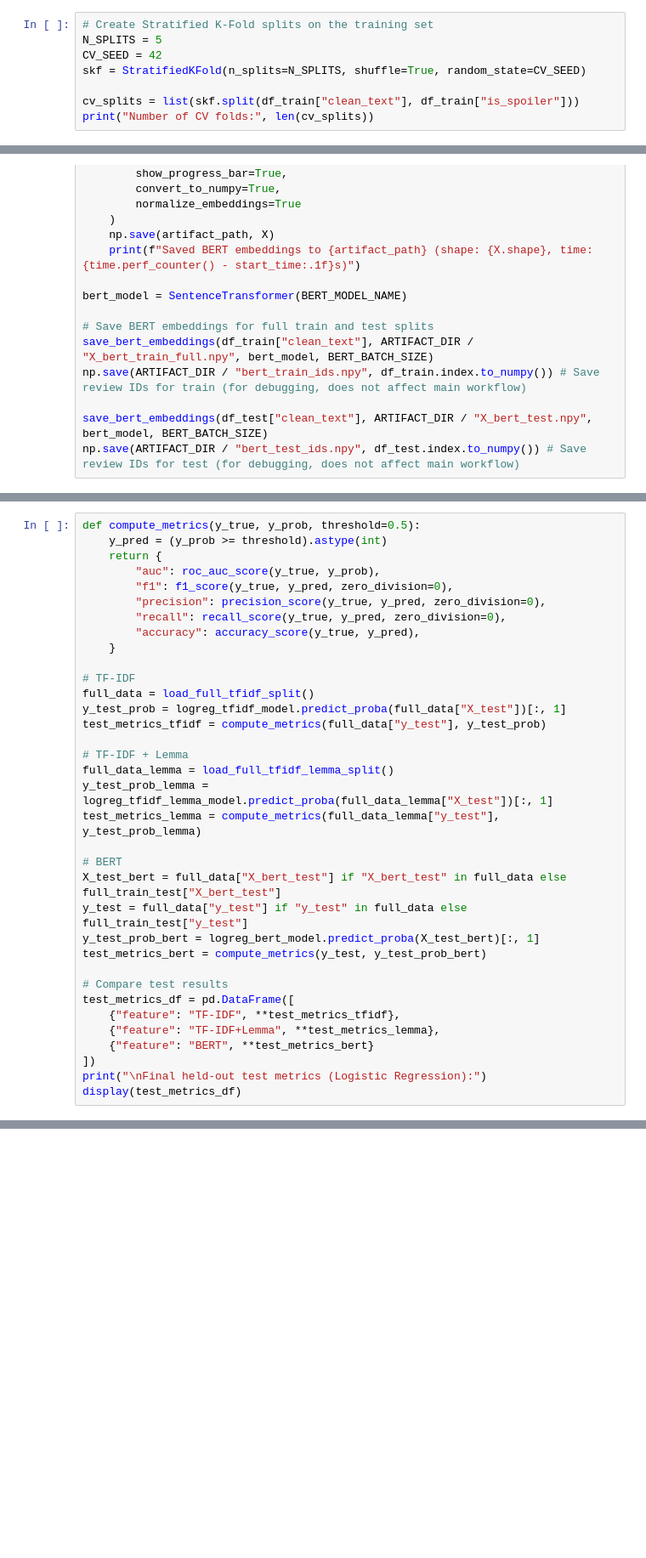
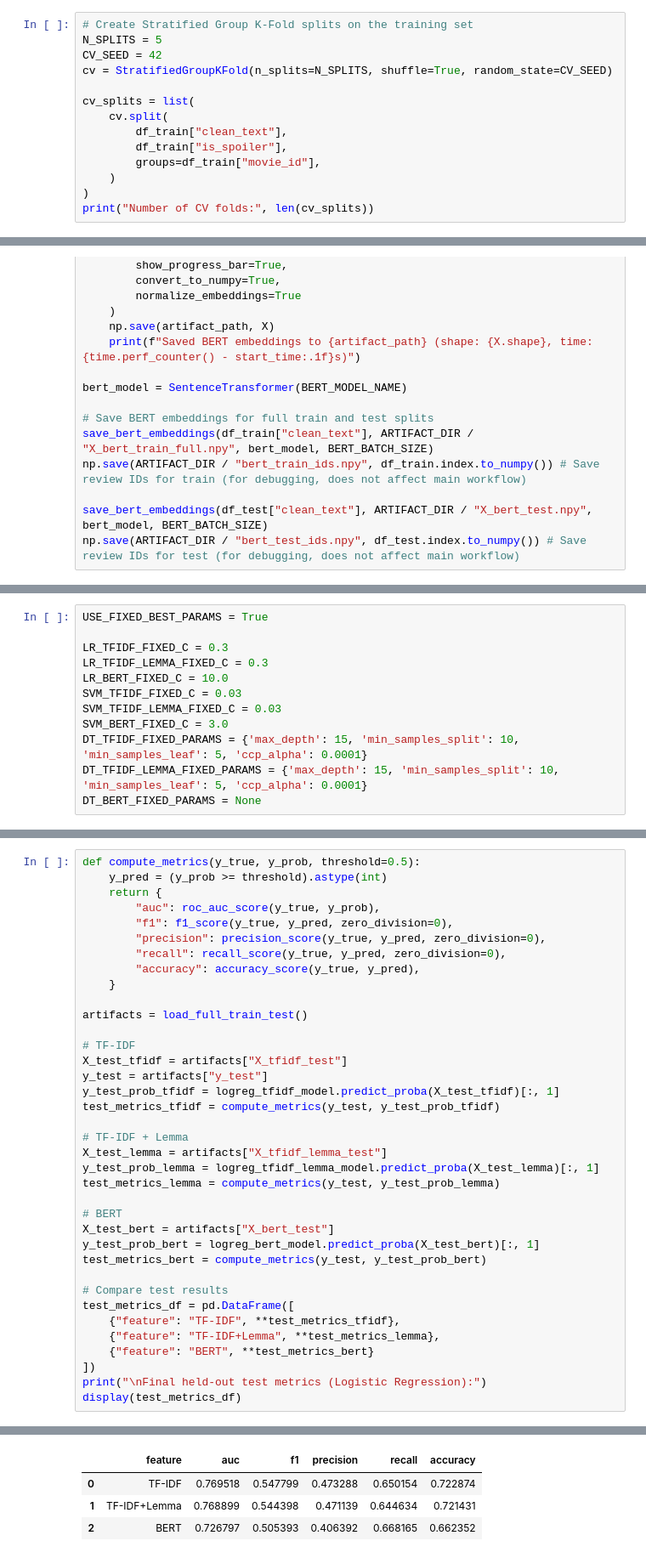
Before and after one commit to lzrcode-816/3244-Group-17-IMDB-Spoiler-Detection, a Jupyter notebook: Group17_Project.ipynb, the cells around one changed output, grey strips where cells are left out. Shown at 85% size. Saved outputs shown, nothing was run; the diff lists cells and outputs as text; blank space fills up the shorter version.

```diff
--- a/Group17_Project.ipynb
+++ b/Group17_Project.ipynb
@@ -313,12 +316,18 @@ df_train, df_test = group_data_split(
     random_state=42
 )
 # %%
-# Create Stratified K-Fold splits on the training set
+# Create Stratified Group K-Fold splits on the training set
 N_SPLITS = 5
 CV_SEED = 42
-skf = StratifiedKFold(n_splits=N_SPLITS, shuffle=True, random_state=CV_SEED)
+cv = StratifiedGroupKFold(n_splits=N_SPLITS, shuffle=True, random_state=CV_SEED)
 
-cv_splits = list(skf.split(df_train["clean_text"], df_train["is_spoiler"]))
+cv_splits = list(
+    cv.split(
+        df_train["clean_text"],
+        df_train["is_spoiler"],
+        groups=df_train["movie_id"],
+    )
+)
 print("Number of CV folds:", len(cv_splits))
 # %% [output]
 Number of CV folds: 5
@@ -677 +727,13 @@ If using k-fold:
+# %%
+USE_FIXED_BEST_PARAMS = True
+
+LR_TFIDF_FIXED_C = 0.3
+LR_TFIDF_LEMMA_FIXED_C = 0.3
+LR_BERT_FIXED_C = 10.0
+SVM_TFIDF_FIXED_C = 0.03
+SVM_TFIDF_LEMMA_FIXED_C = 0.03
+SVM_BERT_FIXED_C = 3.0
+DT_TFIDF_FIXED_PARAMS = {'max_depth': 15, 'min_samples_split': 10, 'min_samples_leaf': 5, 'ccp_alpha': 0.0001}
+DT_TFIDF_LEMMA_FIXED_PARAMS = {'max_depth': 15, 'min_samples_split': 10, 'min_samples_leaf': 5, 'ccp_alpha': 0.0001}
+DT_BERT_FIXED_PARAMS = None
 # %% [markdown]
@@ -1304,19 +1981,21 @@ def compute_metrics(y_true, y_prob, threshold=0.5):
         "accuracy": accuracy_score(y_true, y_pred),
     }
 
+artifacts = load_full_train_test()
+
 # TF-IDF
-full_data = load_full_tfidf_split()
-y_test_prob = logreg_tfidf_model.predict_proba(full_data["X_test"])[:, 1]
-test_metrics_tfidf = compute_metrics(full_data["y_test"], y_test_prob)
+X_test_tfidf = artifacts["X_tfidf_test"]
+y_test = artifacts["y_test"]
+y_test_prob_tfidf = logreg_tfidf_model.predict_proba(X_test_tfidf)[:, 1]
+test_metrics_tfidf = compute_metrics(y_test, y_test_prob_tfidf)
 
 # TF-IDF + Lemma
-full_data_lemma = load_full_tfidf_lemma_split()
-y_test_prob_lemma = logreg_tfidf_lemma_model.predict_proba(full_data_lemma["X_test"])[:, 1]
-test_metrics_lemma = compute_metrics(full_data_lemma["y_test"], y_test_prob_lemma)
+X_test_lemma = artifacts["X_tfidf_lemma_test"]
+y_test_prob_lemma = logreg_tfidf_lemma_model.predict_proba(X_test_lemma)[:, 1]
+test_metrics_lemma = compute_metrics(y_test, y_test_prob_lemma)
 
 # BERT
-X_test_bert = full_data["X_bert_test"] if "X_bert_test" in full_data else full_train_test["X_bert_test"]
-y_test = full_data["y_test"] if "y_test" in full_data else full_train_test["y_test"]
+X_test_bert = artifacts["X_bert_test"]
 y_test_prob_bert = logreg_bert_model.predict_proba(X_test_bert)[:, 1]
 test_metrics_bert = compute_metrics(y_test, y_test_prob_bert)
 
@@ -1328,3 +2007,4 @@ test_metrics_df = pd.DataFrame([
 ])
 print("\nFinal held-out test metrics (Logistic Regression):")
 display(test_metrics_df)
+# %% [output]
@@ -1331 +2012,5 @@ display(test_metrics_df)
+|  | feature | auc | f1 | precision | recall | accuracy |
+| 0 | TF-IDF | 0.769518 | 0.547799 | 0.473288 | 0.650154 | 0.722874 |
+| 1 | TF-IDF+Lemma | 0.768899 | 0.544398 | 0.471139 | 0.644634 | 0.721431 |
+| 2 | BERT | 0.726797 | 0.505393 | 0.406392 | 0.668165 | 0.662352 |
 # %% [markdown]
```
Also changed, not shown: parts of 41 cells of this notebook.
